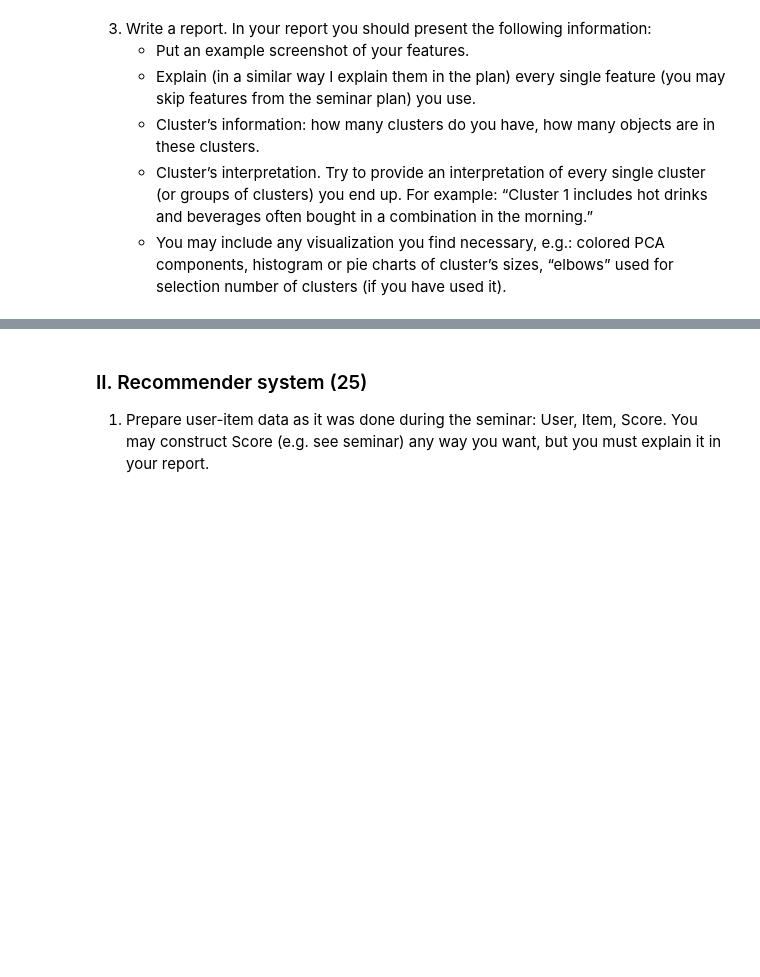
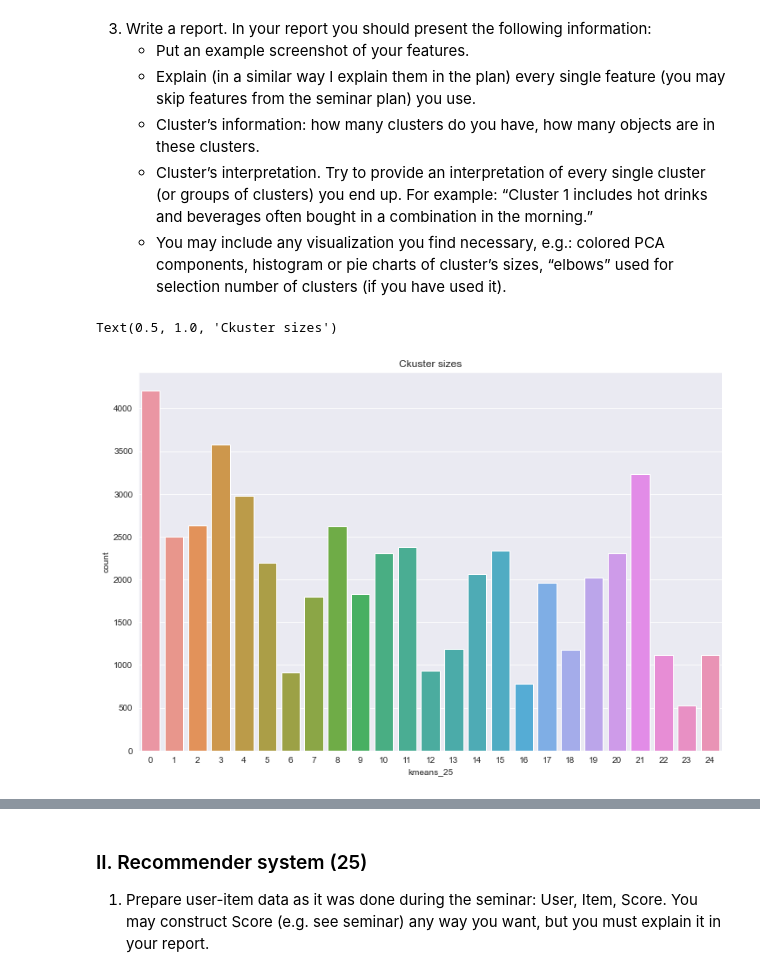
Before and after one commit to Mist3r-R/hse-sse-ds-business-2020, a Jupyter notebook: HW_5.ipynb, the cells around one changed output, grey strips where cells are left out. Cells and saved outputs as stored; diff of their text form; code cells hidden in the pictures; blank space fills up the shorter version.

```diff
--- a/HW_5.ipynb
+++ b/HW_5.ipynb
@@ -342,0 +364,5 @@ data.head()
+# %%
+for k in tqdm([15, 20, 25, 30]):
+    kmeans = KMeans(n_clusters=k)
+    predicted = kmeans.fit_predict(data)
+    data[f'kmeans_{k}'] = predicted
@@ -349,0 +420,6 @@ data.head()
+# %%
+plt.figure(figsize=(12,8))
+sns.countplot(data['kmeans_25']).set_title('Ckuster sizes')
+# %% [output]
+Text(0.5, 1.0, 'Ckuster sizes')
+[figure, added]
```
Also changed, not shown: parts of 17 cells of this notebook.
